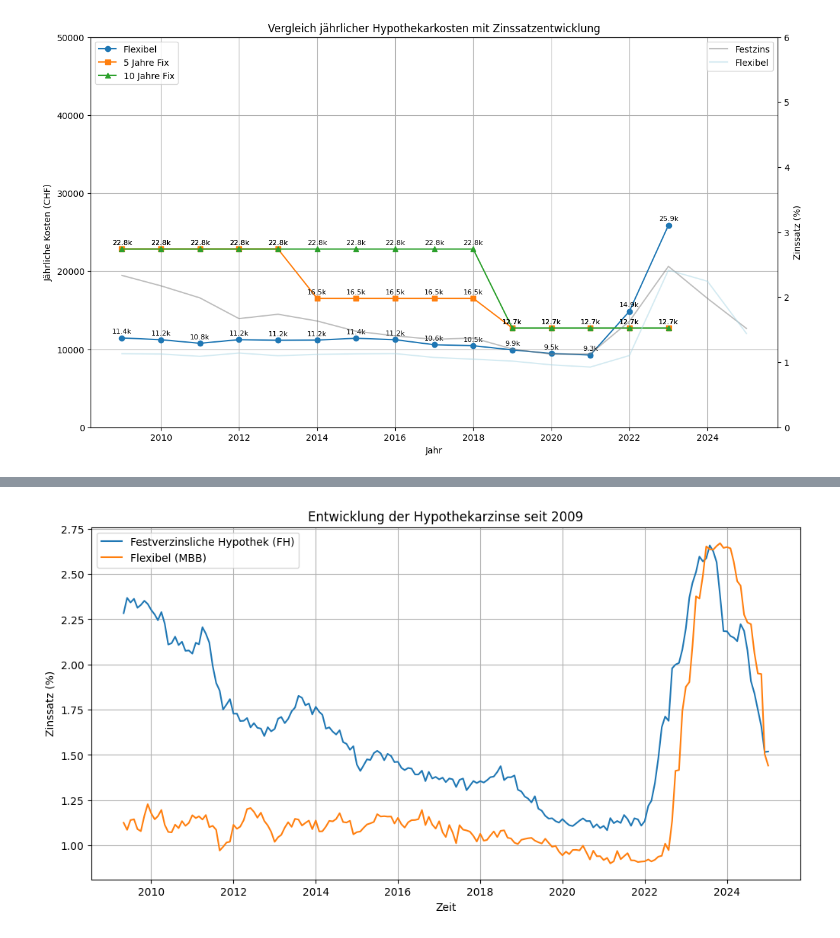
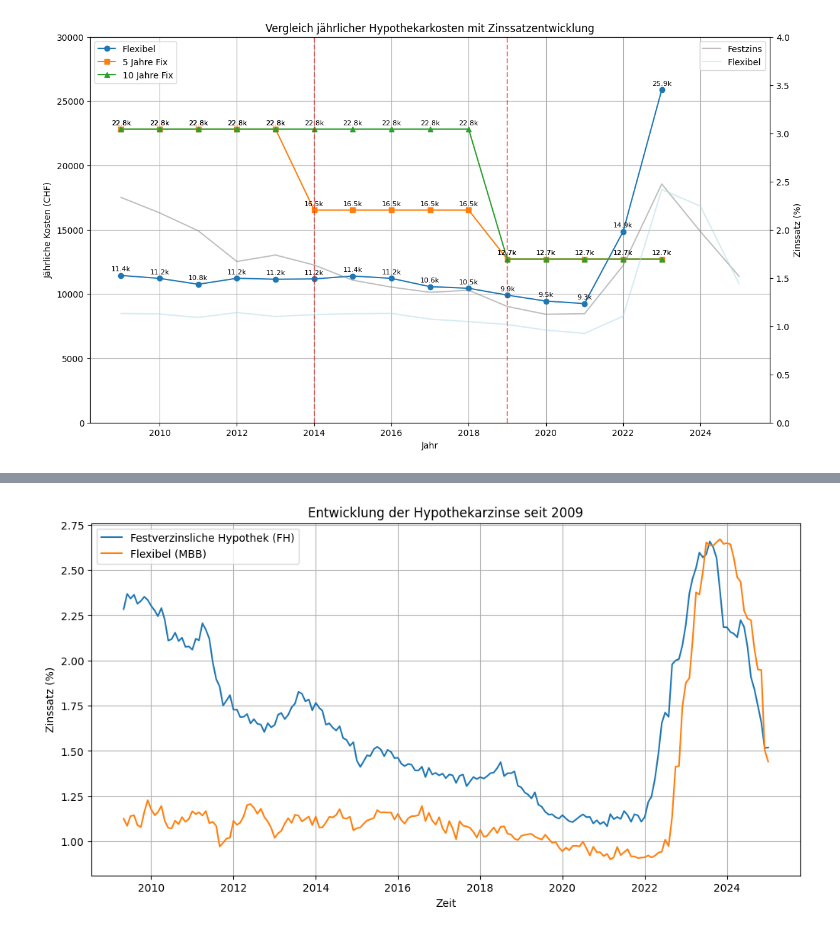
Before and after one commit to NevinJulian/HSLU.MATF, a Jupyter notebook: scripts/mortgage_comparison_interest_rates.ipynb, the cells around one changed output, grey strips where cells are left out. Cells and saved outputs as stored; diff of their text form; code cells hidden in the pictures.

```diff
--- a/scripts/mortgage_comparison_interest_rates.ipynb
+++ b/scripts/mortgage_comparison_interest_rates.ipynb
@@ -68,36 +68,41 @@ zins_fh_jahr = df_pivot.groupby('Jahr')['FH'].mean() / 100
 zins_mbb_jahr = df_pivot.groupby('Jahr')['MBB'].mean() / 100
 
 # Plot: Kostenvergleich mit zweiter Achse fuer Zinssaetze
 fig, ax1 = plt.subplots(figsize=(14,8))
 
 # Primäre Achse - jährliche Kosten
 ax1.plot(jahre, kosten_flex, label='Flexibel', marker='o')
 ax1.plot(jahre, kosten_fix5, label='5 Jahre Fix', marker='s')
 ax1.plot(jahre, kosten_fix10, label='10 Jahre Fix', marker='^')
 ax1.set_xlabel('Jahr')
 ax1.set_ylabel('Jährliche Kosten (CHF)')
-ax1.set_ylim(0, 50000)
+ax1.set_ylim(0, 30000)
 ax1.grid()
 ax1.legend(loc='upper left')
 
 # Werte als Text bei den Punkten
 for i in range(len(jahre)):
     ax1.annotate(f"{kosten_flex[i]/1000:.1f}k", (jahre[i], kosten_flex[i]), textcoords="offset points", xytext=(0,5), ha='center', fontsize=8)
     ax1.annotate(f"{kosten_fix5[i]/1000:.1f}k", (jahre[i], kosten_fix5[i]), textcoords="offset points", xytext=(0,5), ha='center', fontsize=8)
     ax1.annotate(f"{kosten_fix10[i]/1000:.1f}k", (jahre[i], kosten_fix10[i]), textcoords="offset points", xytext=(0,5), ha='center', fontsize=8)
 
+# Highlight der Tilgungsjahre
+highlight_years = [2014, 2019]
+for year in highlight_years:
+    plt.axvline(x=year, color='red', linestyle='--', alpha=0.5)
+
 # Sekundäre Achse - Zinssaetze (auf gleiche Jahre gemappt)
 ax2 = ax1.twinx()
 ax2.plot(zins_fh_jahr.index, zins_fh_jahr * 100, color='grey', alpha=0.5, label='Festzins')
 ax2.plot(zins_mbb_jahr.index, zins_mbb_jahr * 100, color='lightblue', alpha=0.5, label='Flexibel')
 ax2.set_ylabel('Zinssatz (%)')
-ax2.set_ylim(0, 6)
+ax2.set_ylim(0, 4)
 ax2.legend(loc='upper right')
 
 plt.title('Vergleich jährlicher Hypothekarkosten mit Zinssatzentwicklung')
 plt.show()
 # %% [output]
-[figure, old version]
+[figure, new version]
 # %%
 # Annahmen
 P = 1000000  # Kreditsumme in CHF
```
Also changed, not shown: parts of 1 cell of this notebook.
